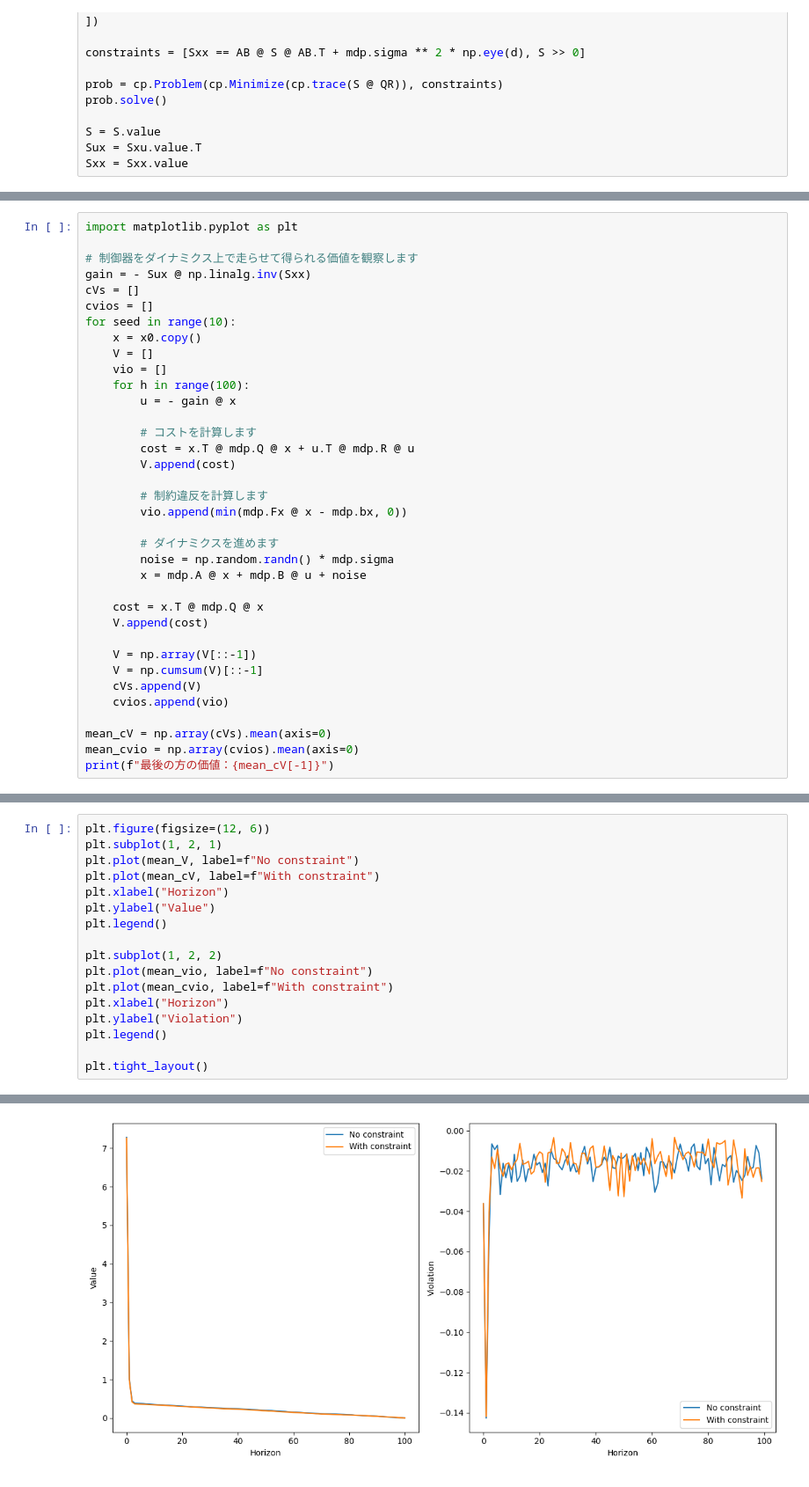
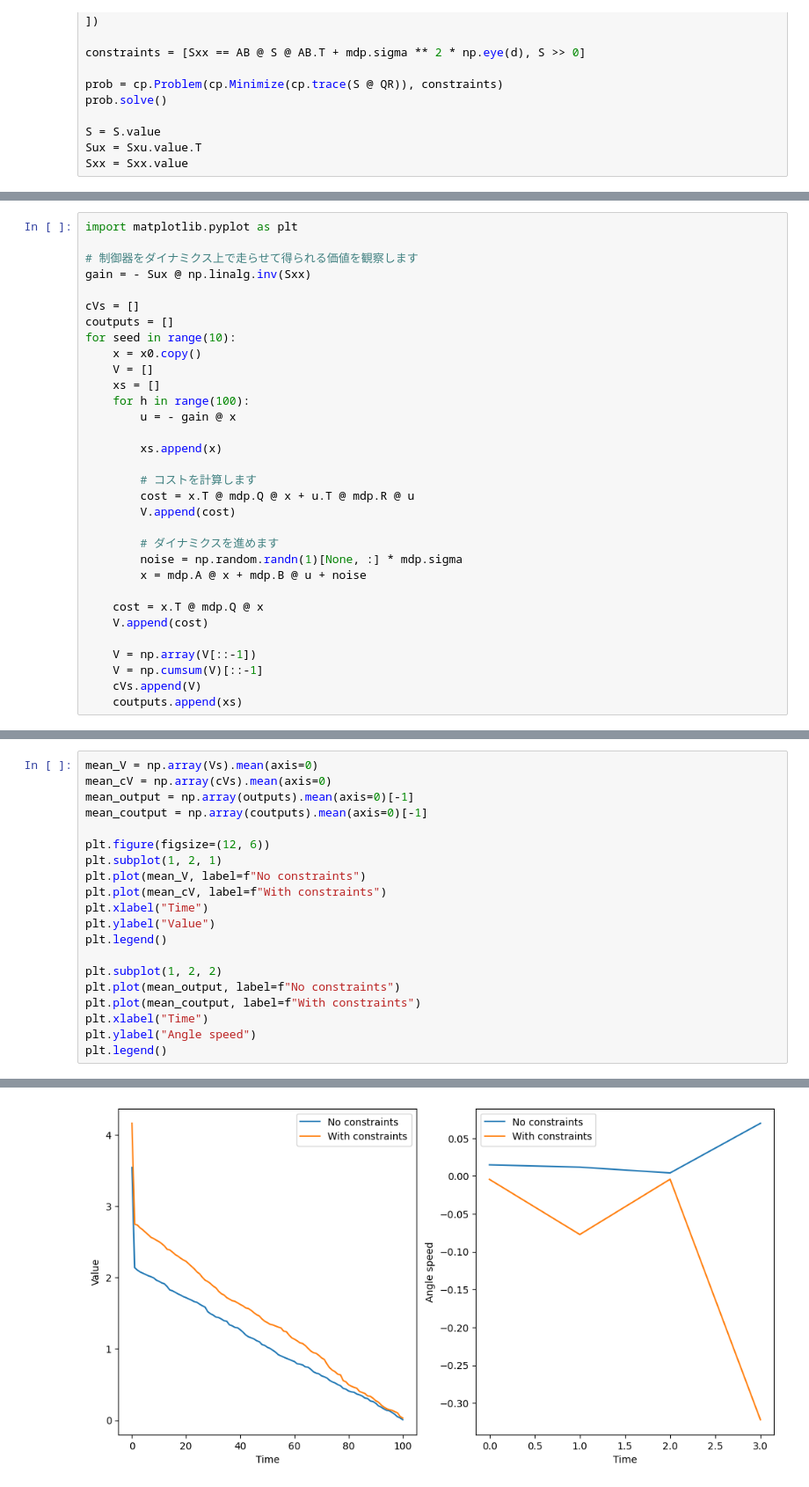
Before and after one commit to syuntoku14/Shumi-Note, a Jupyter notebook: notebooks/RL_LQR_safe.ipynb, the cells around one changed output, grey strips where cells are left out. Shown at 88% size. Drawn from its saved outputs; the diff is of its cells as text.

```diff
--- a/notebooks/RL_LQR_safe.ipynb
+++ b/notebooks/RL_LQR_safe.ipynb
@@ -207,24 +211,24 @@ import matplotlib.pyplot as plt
 
 # 制御器をダイナミクス上で走らせて得られる価値を観察します
 gain = - Sux @ np.linalg.inv(Sxx)
+
 cVs = []
-cvios = []
+coutputs = []
 for seed in range(10):
     x = x0.copy()
     V = []
-    vio = []
+    xs = []
     for h in range(100):
         u = - gain @ x
+
+        xs.append(x)
 
         # コストを計算します
         cost = x.T @ mdp.Q @ x + u.T @ mdp.R @ u
         V.append(cost)
 
-        # 制約違反を計算します
-        vio.append(min(mdp.Fx @ x - mdp.bx, 0))
-
         # ダイナミクスを進めます
-        noise = np.random.randn() * mdp.sigma
+        noise = np.random.randn(1)[None, :] * mdp.sigma
         x = mdp.A @ x + mdp.B @ u + noise
 
     cost = x.T @ mdp.Q @ x
@@ -233,8 +237,4 @@ for seed in range(10):
     V = np.array(V[::-1])
     V = np.cumsum(V)[::-1]
     cVs.append(V)
-    cvios.append(vio)
-
-mean_cV = np.array(cVs).mean(axis=0)
-mean_cvio = np.array(cvios).mean(axis=0)
-print(f"最後の方の価値：{mean_cV[-1]}")
+    coutputs.append(xs)
@@ -243,18 +241,21 @@ print(f"最後の方の価値：{mean_cV[-1]}")
 # %%
+mean_V = np.array(Vs).mean(axis=0)
+mean_cV = np.array(cVs).mean(axis=0)
+mean_output = np.array(outputs).mean(axis=0)[-1]
+mean_coutput = np.array(coutputs).mean(axis=0)[-1]
+
 plt.figure(figsize=(12, 6))
 plt.subplot(1, 2, 1)
-plt.plot(mean_V, label=f"No constraint")
-plt.plot(mean_cV, label=f"With constraint")
-plt.xlabel("Horizon")
+plt.plot(mean_V, label=f"No constraints")
+plt.plot(mean_cV, label=f"With constraints")
+plt.xlabel("Time")
 plt.ylabel("Value")
 plt.legend()
 
 plt.subplot(1, 2, 2)
-plt.plot(mean_vio, label=f"No constraint")
-plt.plot(mean_cvio, label=f"With constraint")
-plt.xlabel("Horizon")
-plt.ylabel("Violation")
+plt.plot(mean_output, label=f"No constraints")
+plt.plot(mean_coutput, label=f"With constraints")
+plt.xlabel("Time")
+plt.ylabel("Angle speed")
 plt.legend()
-
-plt.tight_layout()
 # %% [output]
@@ -261 +263 @@ plt.tight_layout()
-[figure, old version]
+[figure, new version]
```
Also changed, not shown: parts of 6 cells of this notebook, 3 other files.
